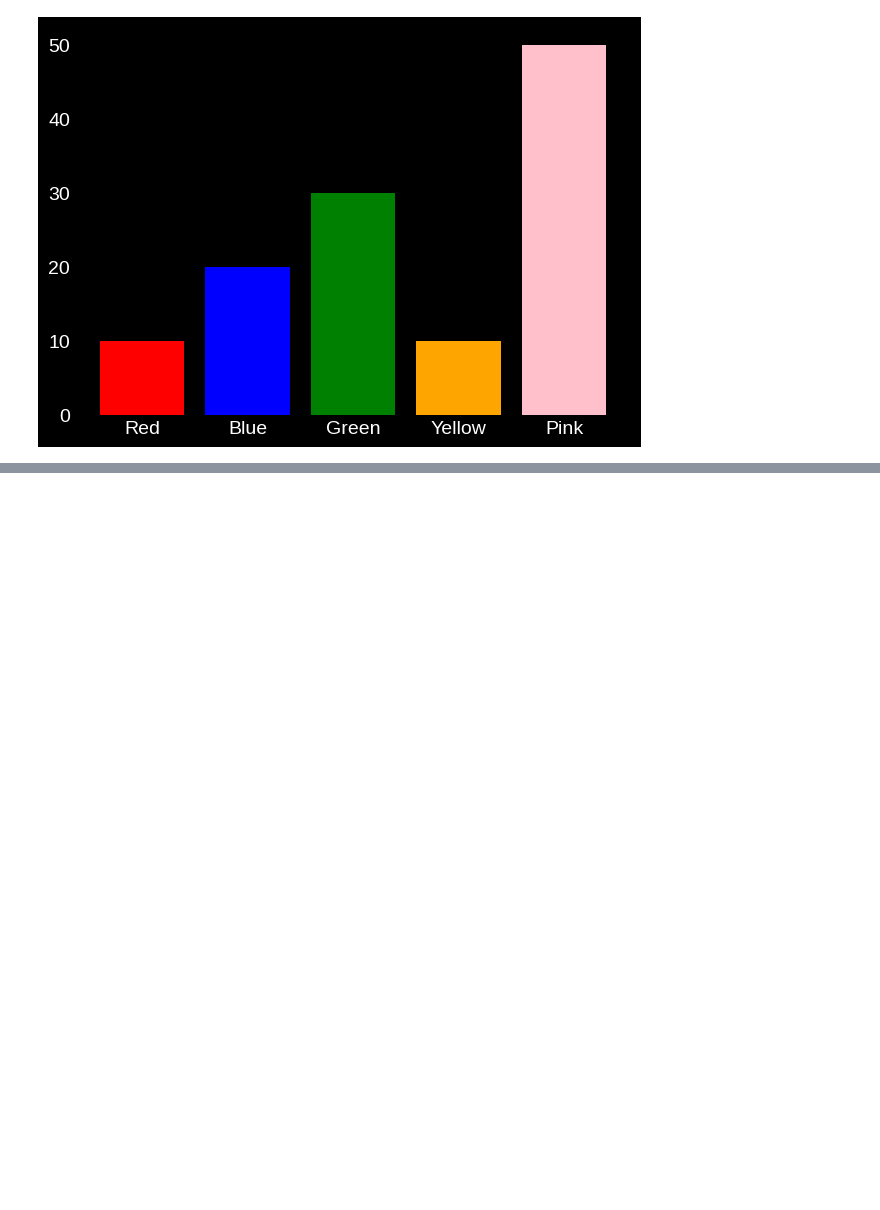
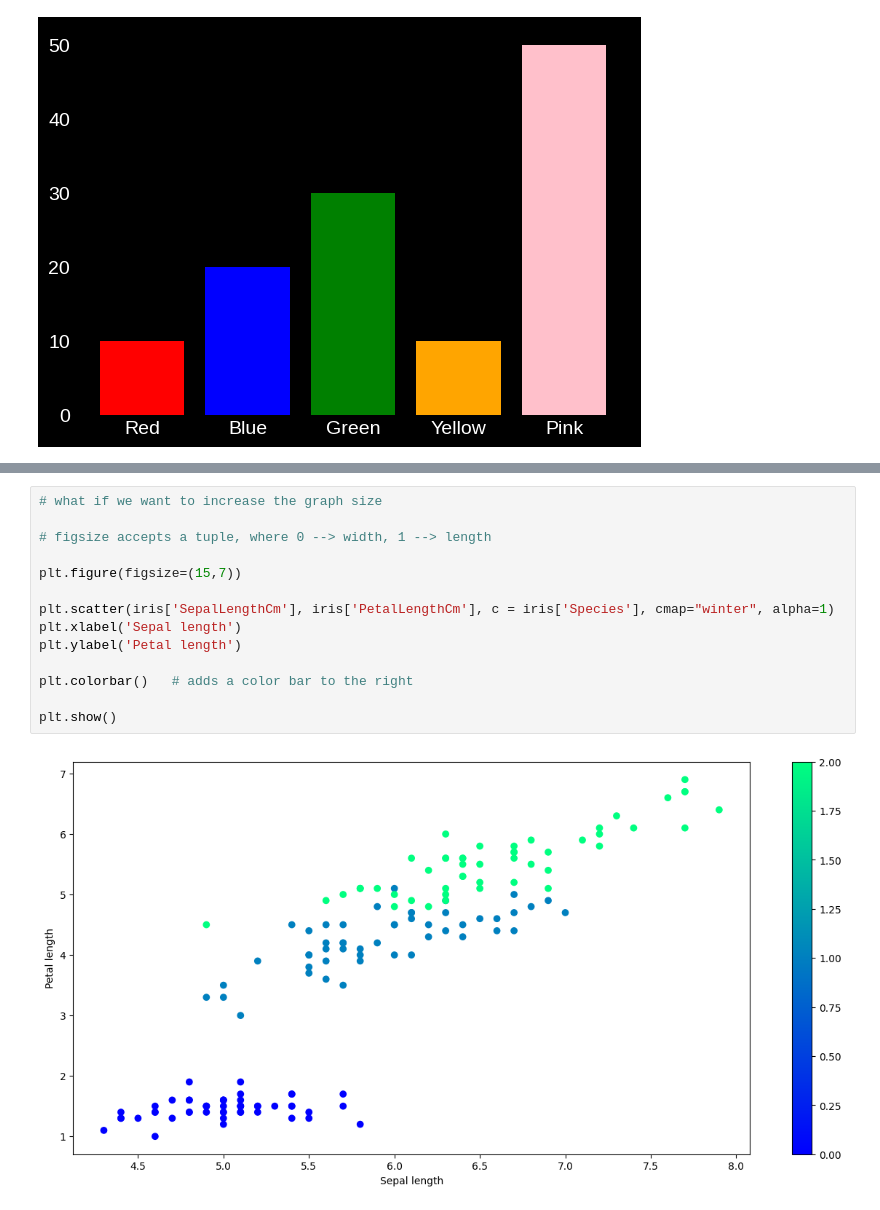
Before and after one commit to ShauryaPrakashVerma/Python_for_AI, a Jupyter notebook: Matplotlib.ipynb, the cells around one changed output, grey strips where cells are left out. Drawn from its saved outputs; the diff is of its cells as text; blank space fills up the shorter version.

```diff
--- a/Matplotlib.ipynb
+++ b/Matplotlib.ipynb
@@ -412,0 +477,16 @@ plt.savefig('sample.jpg')
+# %%
+# what if we want to increase the graph size
+
+# figsize accepts a tuple, where 0 --> width, 1 --> length
+
+plt.figure(figsize=(15,7))
+
+plt.scatter(iris['SepalLengthCm'], iris['PetalLengthCm'], c = iris['Species'], cmap="winter", alpha=1)
+plt.xlabel('Sepal length')
+plt.ylabel('Petal length')
+
+plt.colorbar()   # adds a color bar to the right
+
+plt.show()
+# %% [output]
+[figure, added]
```
Also changed, not shown: parts of 14 cells of this notebook.
